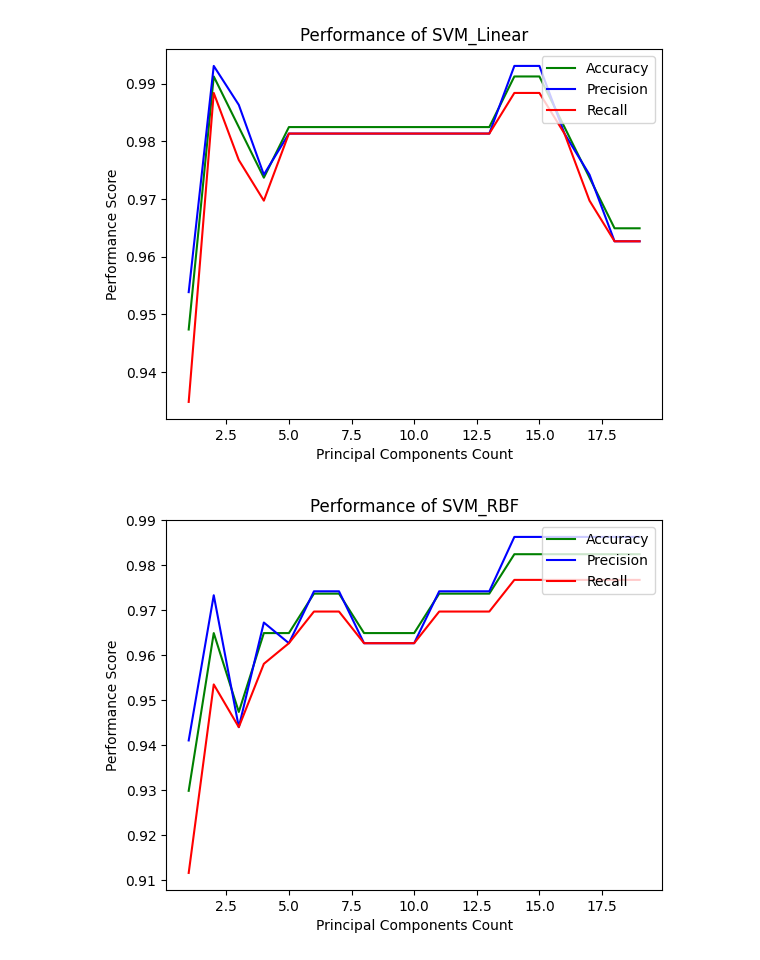
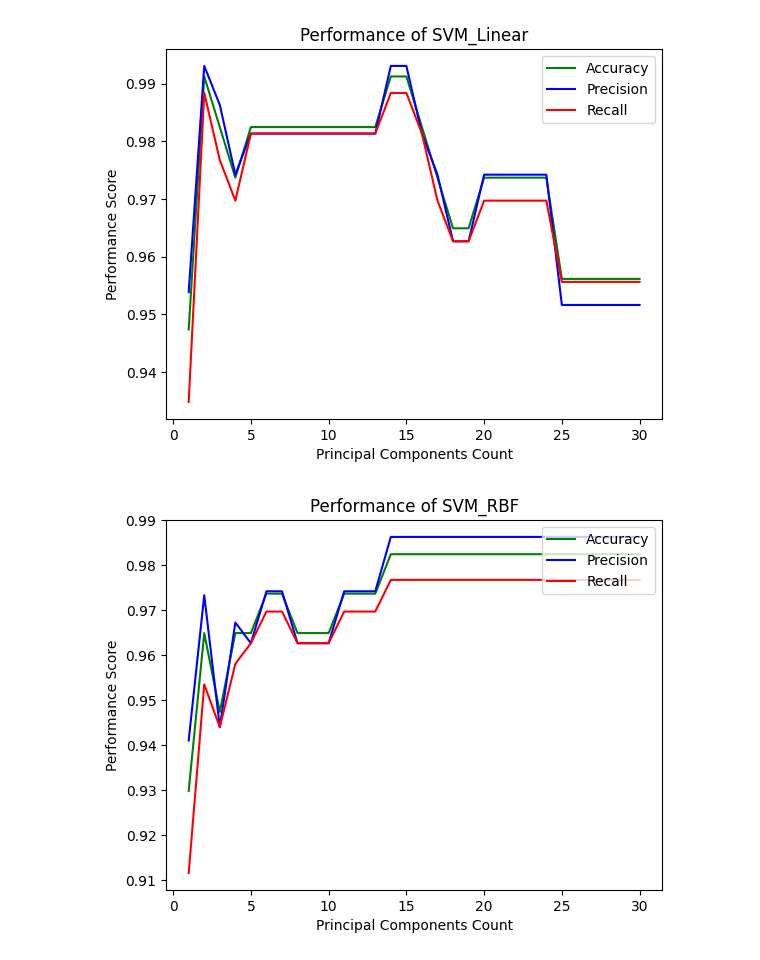
Before and after one commit to sabhinav3/Intro_to_ML, a Jupyter notebook: ml_assignment_4.ipynb, the cells around one changed output. Drawn from its saved outputs; the diff is of its cells as text; code cells hidden in the pictures.

```diff
--- a/ml_assignment_4.ipynb
+++ b/ml_assignment_4.ipynb
@@ -3,59 +24,39 @@
+# %%
+# SVM Classifiers
+svm_classifiers = {
+    'SVM_Linear': SVC(kernel='linear', random_state=42),
+    'SVM_RBF': SVC(kernel='rbf', random_state=42),
+    'SVM_Poly': SVC(kernel='poly', random_state=42)
+}
+
+# Range of Principal Components
+principal_components_range = np.arange(1, 31, 1)
 # %%
-import numpy as np
-import pandas as pd
-import matplotlib.pyplot as plt
-from sklearn.svm import SVC
-from sklearn.model_selection import train_test_split
-from sklearn.preprocessing import StandardScaler
-from sklearn.metrics import accuracy_score, precision_score, recall_score
-from sklearn.decomposition import PCA
-from sklearn.datasets import load_breast_cancer
-
-# Loading dataset
-dataset = load_breast_cancer()
-features, labels = dataset.data, dataset.target
-
-# Splitting data into training and test sets
-normalizer = StandardScaler()
-features_train, features_test, labels_train, labels_test = train_test_split(features, labels, test_size=0.2, random_state=42)
-normalized_train_features = normalizer.fit_transform(features_train)
-normalized_test_features = normalizer.transform(features_test)
-
-# SVM Classifiers
-svm_classifiers = {
-    'SVM_Linear': SVC(kernel='linear'),
-    'SVM_RBF': SVC(kernel='rbf'),
-    'SVM_Poly': SVC(kernel='poly')
-}
-
-# Range of Principal Components
-principal_components_range = np.arange(1, 20, 1)
-
-# Plotting results
+# Plotting results for classification task
 for classifier_name, svm_classifier in svm_classifiers.items():
     list_accuracy, list_precision, list_recall = [], [], []
 
     for n_components in principal_components_range:
         pca_transformer = PCA(n_components=n_components, random_state=0)
         pca_train_features = pca_transformer.fit_transform(normalized_train_features)
         pca_test_features = pca_transformer.transform(normalized_test_features)
 
         svm_classifier.fit(pca_train_features, labels_train)
         label_predictions = svm_classifier.predict(pca_test_features)
 
         list_accuracy.append(accuracy_score(labels_test, label_predictions))
         list_precision.append(precision_score(labels_test, label_predictions, average='macro'))
         list_recall.append(recall_score(labels_test, label_predictions, average='macro'))
 
     plt.figure()
     plt.plot(principal_components_range, list_accuracy, 'g-', label='Accuracy')
     plt.plot(principal_components_range, list_precision, 'b-', label='Precision')
     plt.plot(principal_components_range, list_recall, 'r-', label='Recall')
     plt.xlabel('Principal Components Count')
     plt.ylabel('Performance Score')
     plt.legend(loc='upper right')
     plt.title(f'Performance of {classifier_name}')
     plt.show()
 # %% [output]
-[figure, old version]
+[figure, new version]
-[figure, old version]
+[figure, new version]
```
Also changed, not shown: parts of 5 cells of this notebook.
